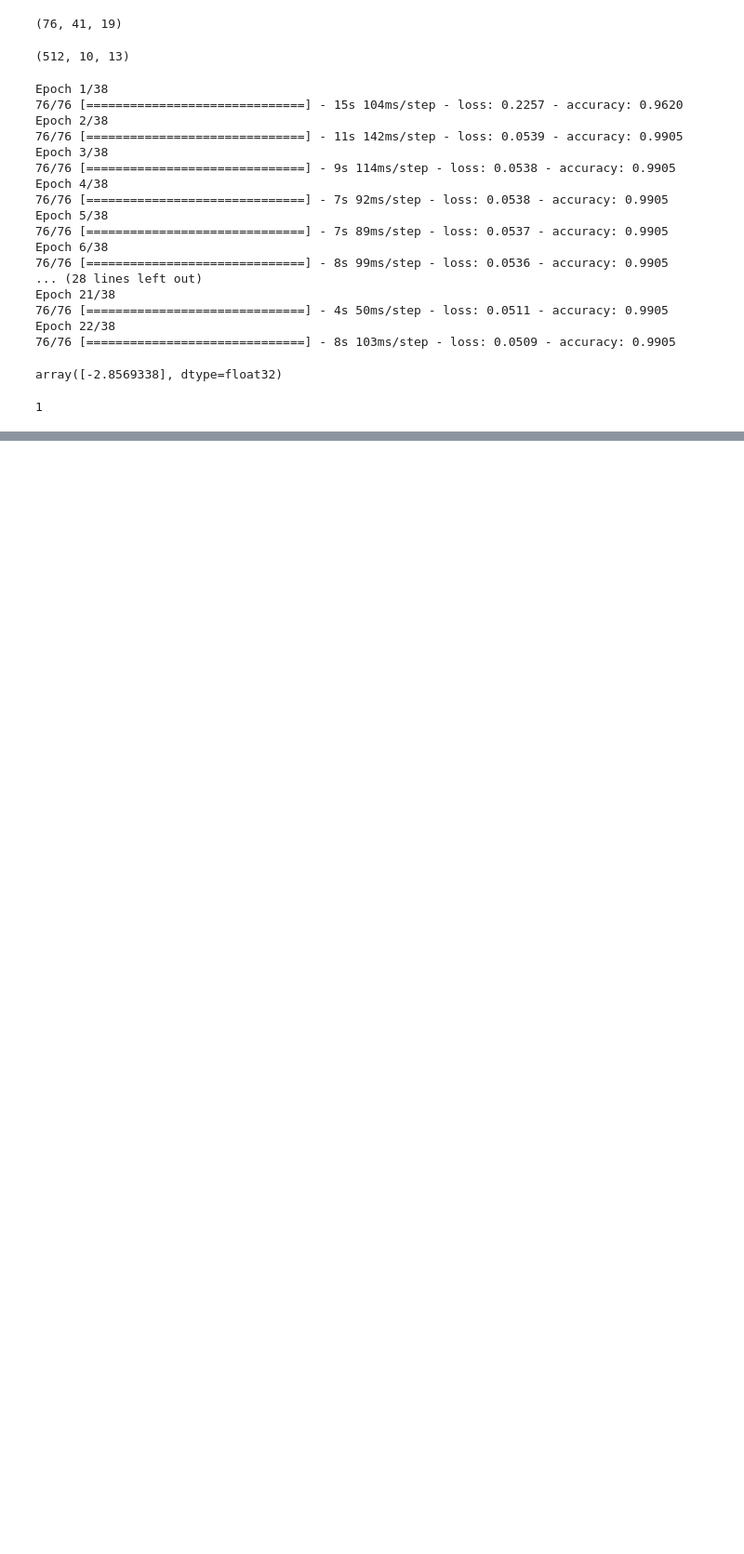
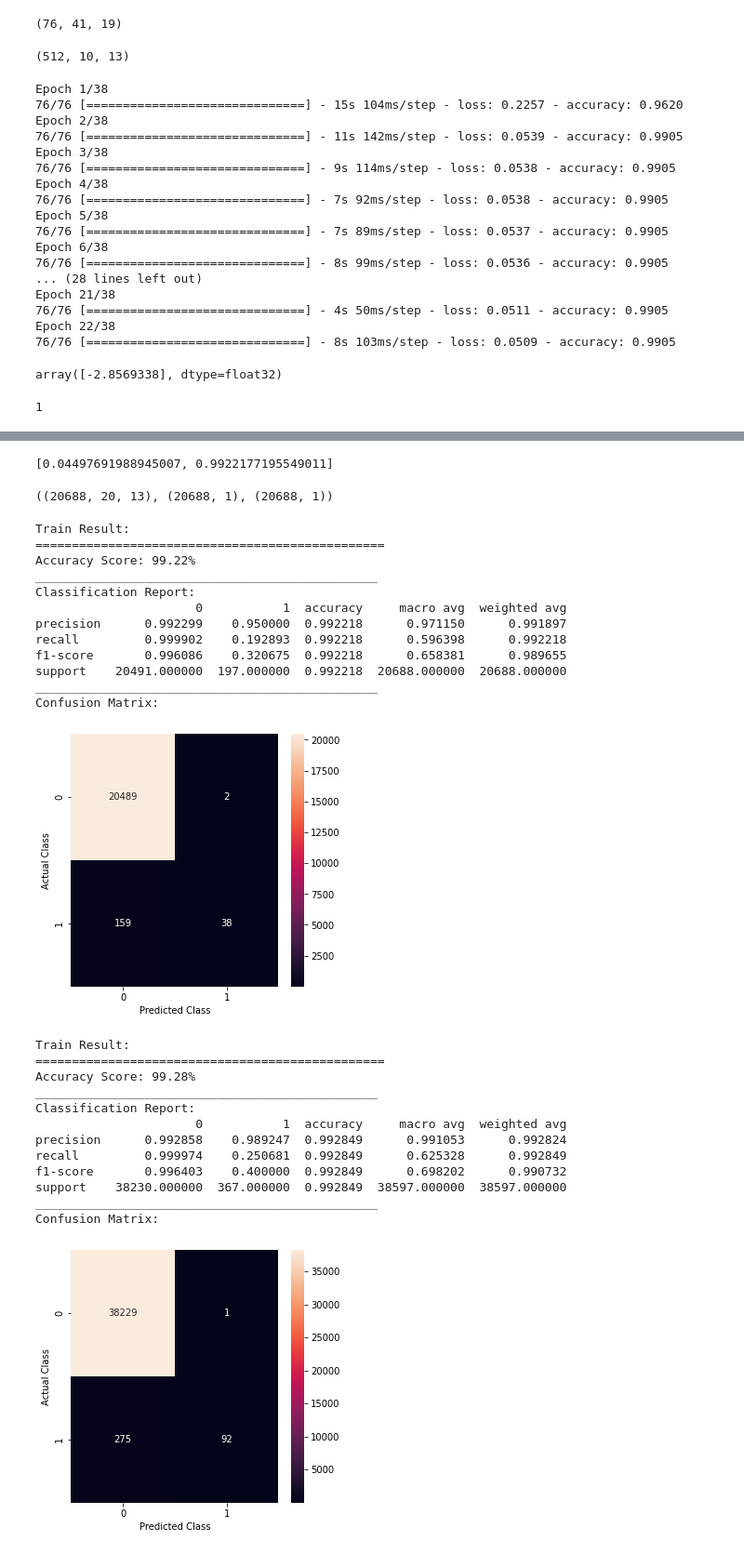
Before and after one commit to shalu143/Credit-Card-Fraud-Detection, a Jupyter notebook: FraudDetectionHDFC.ipynb, the cells around one changed output, grey strips where cells are left out. Shown at 93% size. Drawn from its saved outputs; the diff is of its cells as text; code cells hidden in the pictures; blank space fills up the shorter version.

```diff
--- a/FraudDetectionHDFC.ipynb
+++ b/FraudDetectionHDFC.ipynb
@@ -3428,0 +3356,4 @@ array([-2.8569338], dtype=float32)
+# %%
+hist = pd.DataFrame(hist)
+hist = hist.sort_values(by=[6], ascending=True)
+hist
@@ -3428,0 +3389,28 @@ array([-2.8569338], dtype=float32)
+# %%
+first_additional_layer, second_additional_layer, n_neurons,n_batch_size, dropout = list(hist.iloc[0, :-2])
+# %%
+m = Sequential()
+m.add(LSTM(units=n_neurons, return_sequences=True, input_shape=(20,13)))
+m.add(Dropout(dropout))
+
+if first_additional_layer:
+    m.add(LSTM(units=n_neurons, return_sequences=True))
+    m.add(Dropout(dropout))
+
+if second_additional_layer:
+    m.add(LSTM(units=n_neurons, return_sequences=True))
+    m.add(Dropout(dropout))
+
+
+m.add(LSTM(units=n_neurons, return_sequences=False))
+m.add(Dropout(dropout))
+m.add(Dense(units=1, activation='sigmoid'))
+m.compile(optimizer='adam', loss='binary_crossentropy', metrics=['accuracy'])
+
+es = EarlyStopping(monitor='val_loss', mode='min', verbose=1, patience=5)
+
+file_path = 'best_model.h5'
+
+mc = ModelCheckpoint(file_path, monitor='val_loss', mode='min', verbose=1, save_best_only=True)
+
+m.fit(X_train, y_train, epochs=40, validation_data=(X_val, y_val), batch_size=n_batch_size, callbacks=[es, mc], verbose=0)
@@ -3428,0 +3457,41 @@ array([-2.8569338], dtype=float32)
+# %%
+m.evaluate(X_test,y_test, verbose=0)
+# %% [output]
+[0.04497691988945007, 0.9922177195549011]
+# %%
+y_test_pred=m.predict(X_test)
+y_train_pred=m.predict(X_train)
+# %%
+X_test.shape, y_test.shape, y_test_pred.shape
+# %% [output]
+((20688, 20, 13), (20688, 1), (20688, 1))
+# %%
+print_score(y_test, y_test_pred.round())
+print_score(y_train, y_train_pred.round())
+# %% [output]
+Train Result:
+================================================
+Accuracy Score: 99.22%
+_______________________________________________
+Classification Report:
+                      0           1  accuracy     macro avg  weighted avg
+precision      0.992299    0.950000  0.992218      0.971150      0.991897
+recall         0.999902    0.192893  0.992218      0.596398      0.992218
+f1-score       0.996086    0.320675  0.992218      0.658381      0.989655
+support    20491.000000  197.000000  0.992218  20688.000000  20688.000000
+_______________________________________________
+Confusion Matrix:
+[figure, added]
+Train Result:
+================================================
+Accuracy Score: 99.28%
+_______________________________________________
+Classification Report:
+                      0           1  accuracy     macro avg  weighted avg
+precision      0.992858    0.989247  0.992849      0.991053      0.992824
+recall         0.999974    0.250681  0.992849      0.625328      0.992849
+f1-score       0.996403    0.400000  0.992849      0.698202      0.990732
+support    38230.000000  367.000000  0.992849  38597.000000  38597.000000
+_______________________________________________
+Confusion Matrix:
+[figure, added]
```
Also changed, not shown: parts of 86 cells of this notebook, 1 other file.
